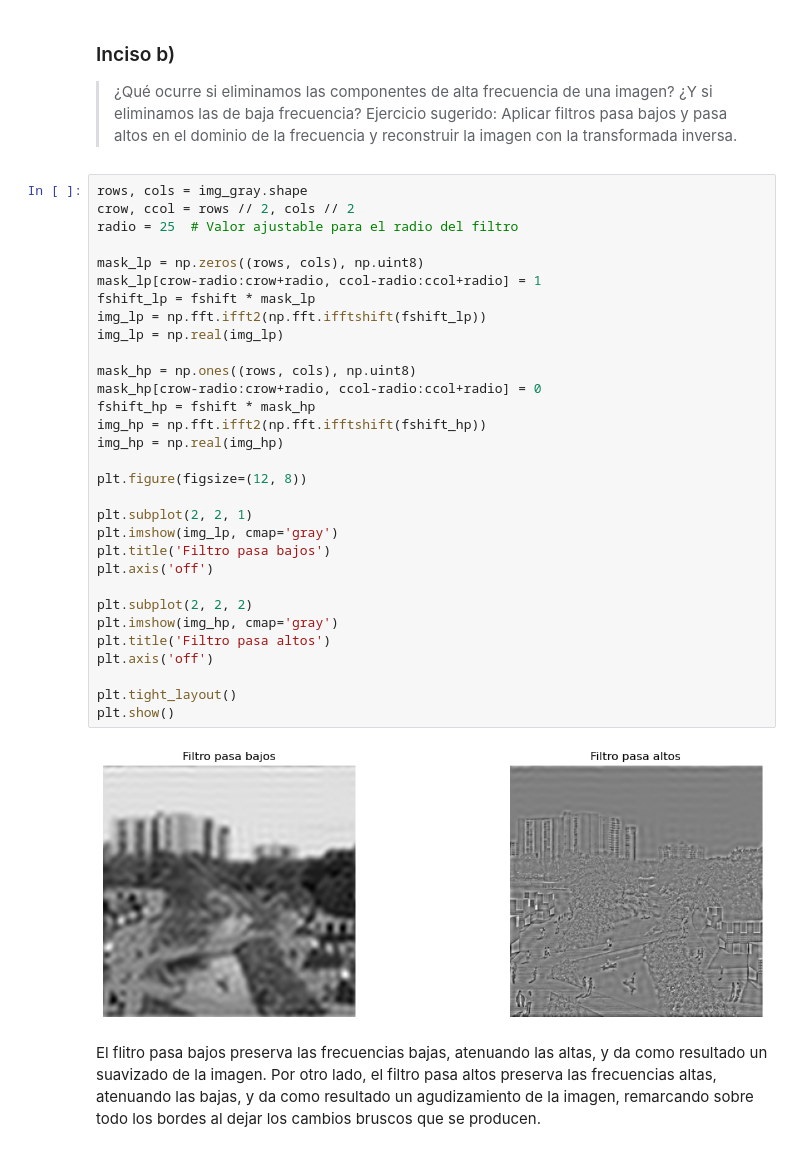
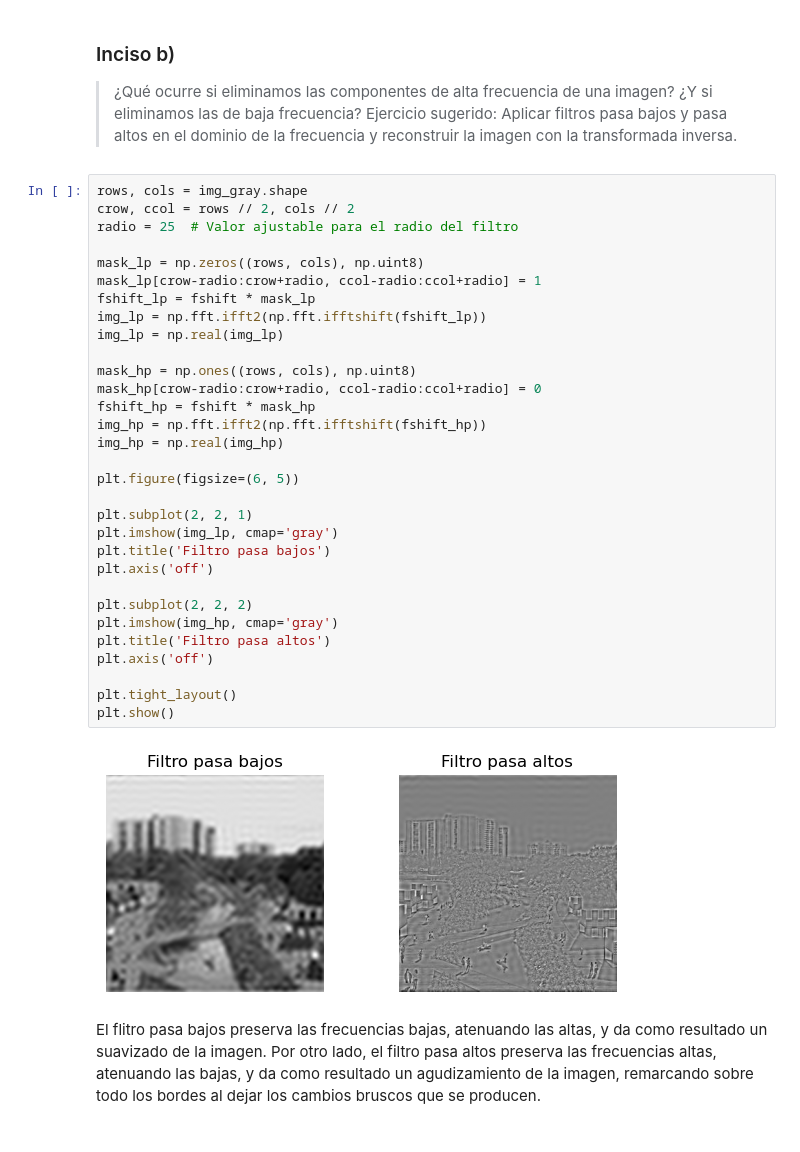
Before and after one commit to ElPelado619/ProcesamientoDeImagenes-Etapa2, a Jupyter notebook: TP4/PDI_TP4.ipynb, the cells around one changed output. Drawn from its saved outputs; the diff is of its cells as text.

```diff
--- a/TP4/PDI_TP4.ipynb
+++ b/TP4/PDI_TP4.ipynb
@@ -101,35 +101,35 @@ La parte central del espectro generalmente permite visualizar las frecuencias ba
 rows, cols = img_gray.shape
 crow, ccol = rows // 2, cols // 2
 radio = 25  # Valor ajustable para el radio del filtro
 
 mask_lp = np.zeros((rows, cols), np.uint8)
 mask_lp[crow-radio:crow+radio, ccol-radio:ccol+radio] = 1
 fshift_lp = fshift * mask_lp
 img_lp = np.fft.ifft2(np.fft.ifftshift(fshift_lp))
 img_lp = np.real(img_lp)
 
 mask_hp = np.ones((rows, cols), np.uint8)
 mask_hp[crow-radio:crow+radio, ccol-radio:ccol+radio] = 0
 fshift_hp = fshift * mask_hp
 img_hp = np.fft.ifft2(np.fft.ifftshift(fshift_hp))
 img_hp = np.real(img_hp)
 
-plt.figure(figsize=(12, 8))
+plt.figure(figsize=(6, 5))
 
 plt.subplot(2, 2, 1)
 plt.imshow(img_lp, cmap='gray')
 plt.title('Filtro pasa bajos')
 plt.axis('off')
 
 plt.subplot(2, 2, 2)
 plt.imshow(img_hp, cmap='gray')
 plt.title('Filtro pasa altos')
 plt.axis('off')
 
 plt.tight_layout()
 plt.show()
 # %% [output]
-[figure, old version]
+[figure, new version]
 # %% [markdown]
 El flitro pasa bajos preserva las frecuencias bajas, atenuando las altas, y da como resultado un suavizado de la imagen. Por otro lado, el filtro pasa altos preserva las frecuencias altas, atenuando las bajas, y da como resultado un agudizamiento de la imagen, remarcando sobre todo los bordes al dejar los cambios bruscos que se producen.
 # %% [markdown]
```
Also changed, not shown: parts of 19 cells of this notebook.
